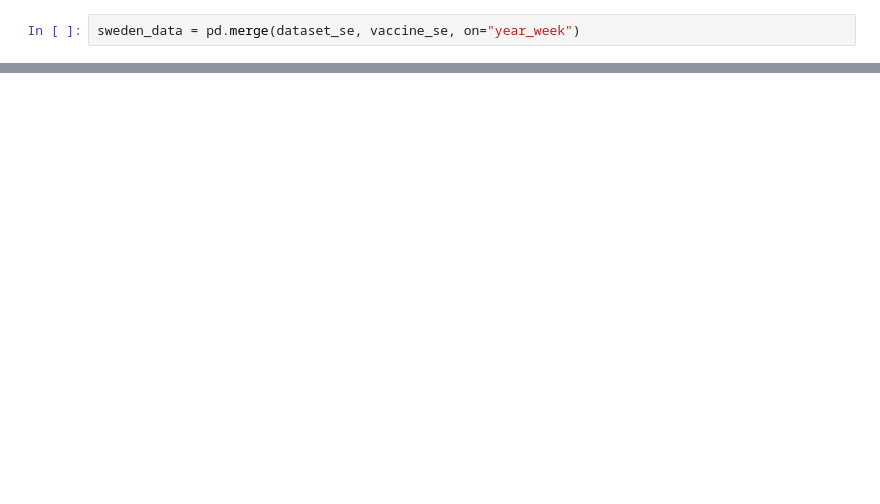
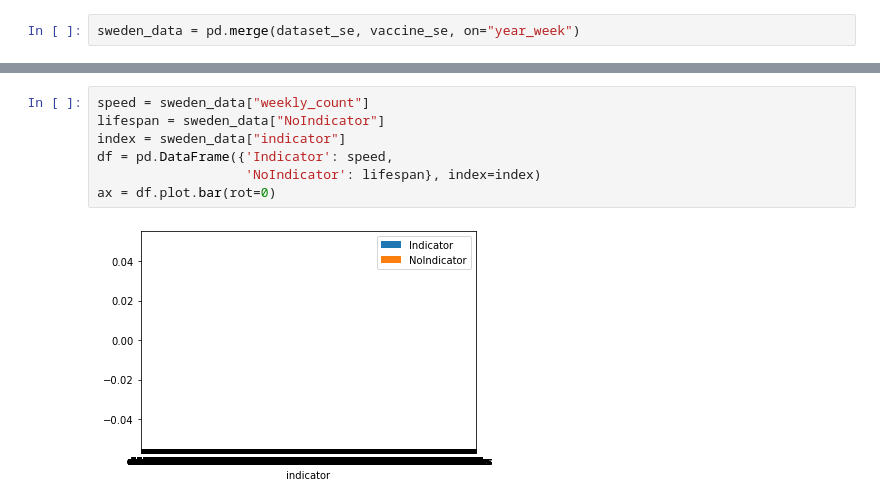
Before and after one commit to SSShinorina/Covid-19-Group-Work-, a Jupyter notebook: Covid-19.ipynb, the cells around one changed output, grey strips where cells are left out. Saved outputs shown, nothing was run; the diff lists cells and outputs as text; blank space fills up the shorter version.

```diff
--- a/Covid-19.ipynb
+++ b/Covid-19.ipynb
@@ -79,0 +134,9 @@ plt.show()
+# %%
+speed = sweden_data["weekly_count"]
+lifespan = sweden_data["NoIndicator"]
+index = sweden_data["indicator"]
+df = pd.DataFrame({'Indicator': speed,
+                   'NoIndicator': lifespan}, index=index)
+ax = df.plot.bar(rot=0)
+# %% [output]
+[figure, added]
```
Also changed, not shown: parts of 14 cells of this notebook.
